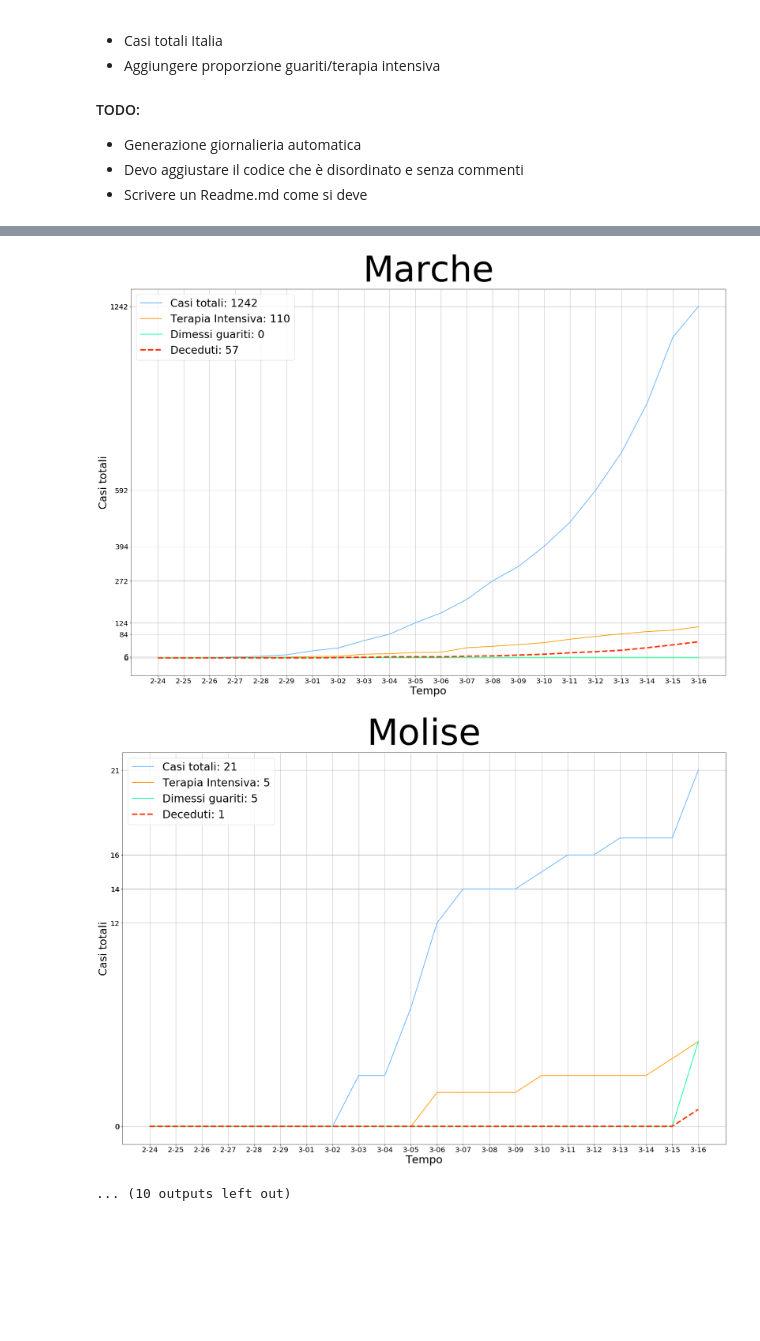
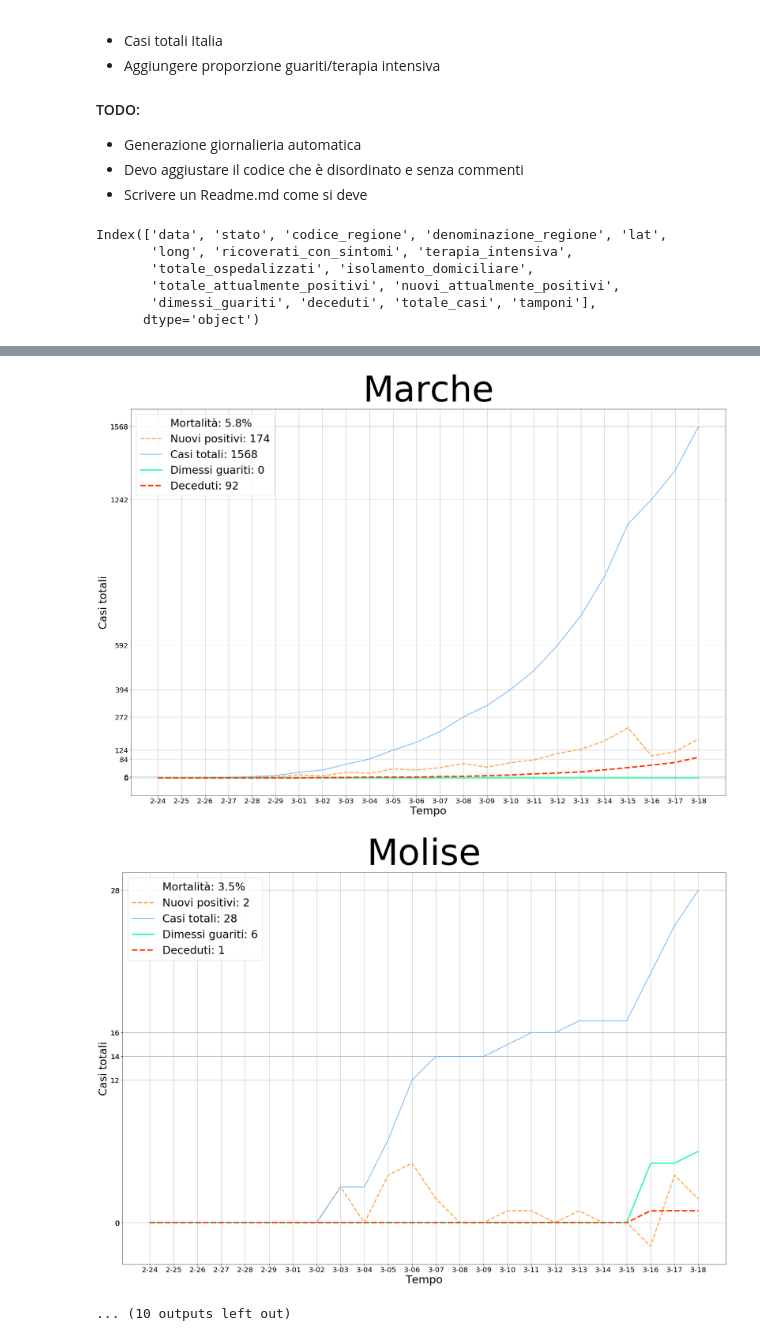
Before and after one commit to jacklapinza/Covid_Italia, a Jupyter notebook: Analisi COVID-19 - Federico.ipynb, the cells around one changed output, grey strips where cells are left out. Drawn from its saved outputs; the diff is of its cells as text; code cells hidden in the pictures; blank space fills up the shorter version.

```diff
--- a/Analisi COVID-19 - Federico.ipynb
+++ b/Analisi COVID-19 - Federico.ipynb
@@ -24,6 +26,14 @@ regione_tot = ['Abruzzo', 'Basilicata', 'P.A. Bolzano', 'Calabria', 'Campania',
                'Friuli Venezia Giulia', 'Lazio', 'Liguria', 'Lombardia', 'Marche', 'Molise', 'Piemonte', 'Puglia',
                'Sardegna', 'Sicilia', 'Toscana', 'P.A. Trento', 'Umbria', "Valle d'Aosta", 'Veneto'
 ]
+df.columns
+# %% [output]
+Index(['data', 'stato', 'codice_regione', 'denominazione_regione', 'lat',
+       'long', 'ricoverati_con_sintomi', 'terapia_intensiva',
+       'totale_ospedalizzati', 'isolamento_domiciliare',
+       'totale_attualmente_positivi', 'nuovi_attualmente_positivi',
+       'dimessi_guariti', 'deceduti', 'totale_casi', 'tamponi'],
+      dtype='object')
 # %%
 # Manipolazione lista regioni per ottenere i dati raggruppati per regione.
 
@@ -34,6 +44,7 @@ for z in regione_tot:
     x3 = regione.terapia_intensiva
     x4 = regione.deceduti
     x5 = regione.dimessi_guariti
+    x6 = regione.nuovi_attualmente_positivi
     ticks = []
     ticks_1 = []
 
@@ -64,6 +75,10 @@ for z in regione_tot:
     for casi in x5:
         legenda_guariti.append(casi)
 
+    legenda_nuovi_positivi = []
+    for casi in x6:
+        legenda_nuovi_positivi.append(casi)
+
     ticks_1.append(legenda_casi_totali[-1])
     ticks.extend(ticks_1)
 
@@ -72,6 +87,7 @@ for z in regione_tot:
     terapia_intensiva = regione.terapia_intensiva
     deceduti = regione.deceduti
     dimessi_guariti = regione.dimessi_guariti
+    nuovi_positivi = regione.nuovi_attualmente_positivi
 
     plt.rcParams["figure.figsize"]=30,20
 
@@ -85,9 +101,16 @@ for z in regione_tot:
     plt.xlabel("Tempo")
     plt.ylabel("Casi totali")
 
+    toll_1_tot = int(legenda_casi_totali[-1])
+    toll_2_tot = int(legenda_deceduti[-1])
+    death_toll = (toll_2_tot/toll_1_tot)*100
+    conv_deth_toll = str(death_toll)
+
+    plt.plot(death_toll, color='#FFFFFF', label="Mortalità: {}%".format(conv_deth_toll[:3]))
+    plt.plot(x, nuovi_positivi, color="#ffa64d", linewidth=3, linestyle="--", label="Nuovi positivi: {}".format(legenda_nuovi_positivi[-1]))
     plt.plot(x,totale_casi, color='#66b3ff', linewidth=2, label='Casi totali: {}'.format(legenda_casi_totali[-1]))
-    plt.plot(x,terapia_intensiva, color='#ff9900', linewidth=2, label='Terapia Intensiva: {}'.format(legenda_terapia_intensiva[-1]))
-    plt.plot(x,dimessi_guariti, color='#00ff99', linewidth=2, label='Dimessi guariti: {}'.format(legenda_guariti[-1]))
+    #plt.plot(x,terapia_intensiva, color='#ff9900', linewidth=2, label='Terapia Intensiva: {}'.format(legenda_terapia_intensiva[-1]))
+    plt.plot(x,dimessi_guariti, color='#00ff99', linewidth=3, label='Dimessi guariti: {}'.format(legenda_guariti[-1]))
     plt.plot(x,deceduti, color='#ff3300', linestyle="--", linewidth=4, label='Deceduti: {}'.format(legenda_deceduti[-1]))
     plt.legend(prop={'size': 30})
     plt.grid()
@@ -110,5 +133,5 @@ for z in regione_tot:
-[figure, old version]
+[figure, new version]
-[figure, old version]
+[figure, new version]
 ... (10 outputs left out)
 # %%
 # dati-andamento-nazionale
```
Also changed, not shown: parts of 12 cells of this notebook.
